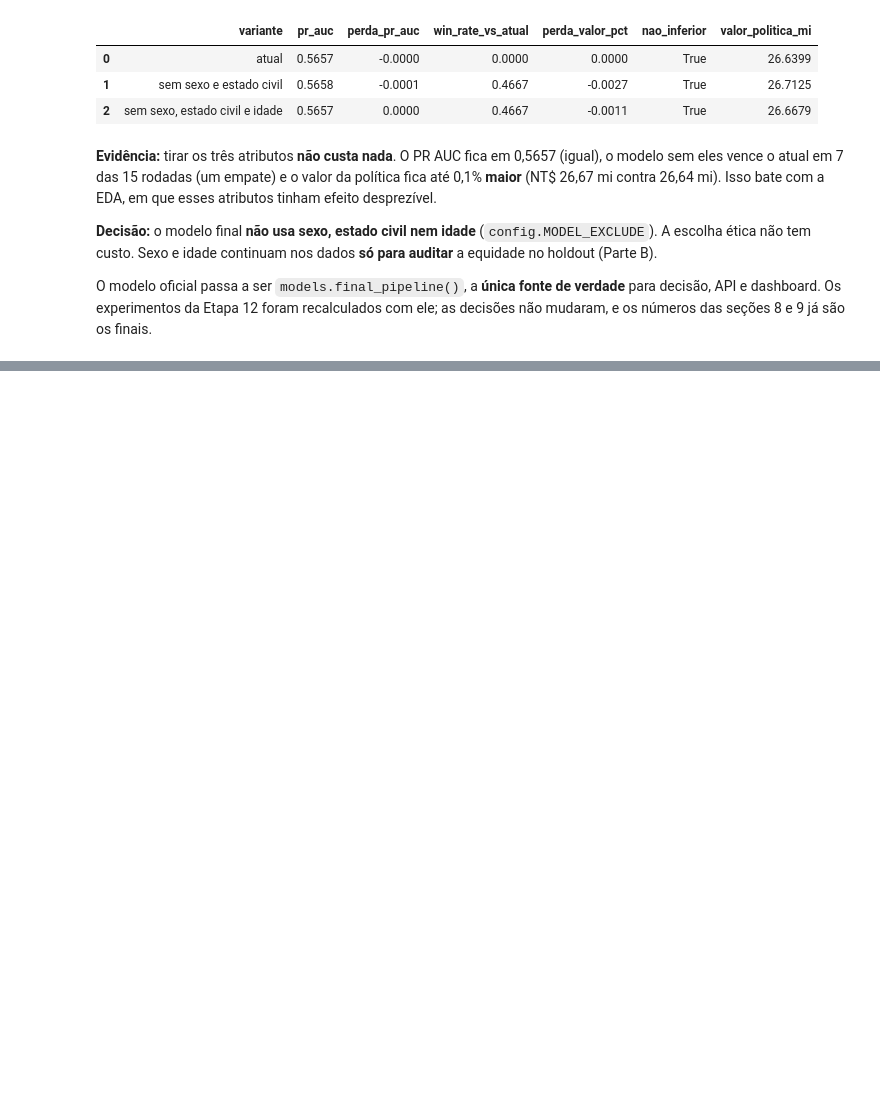
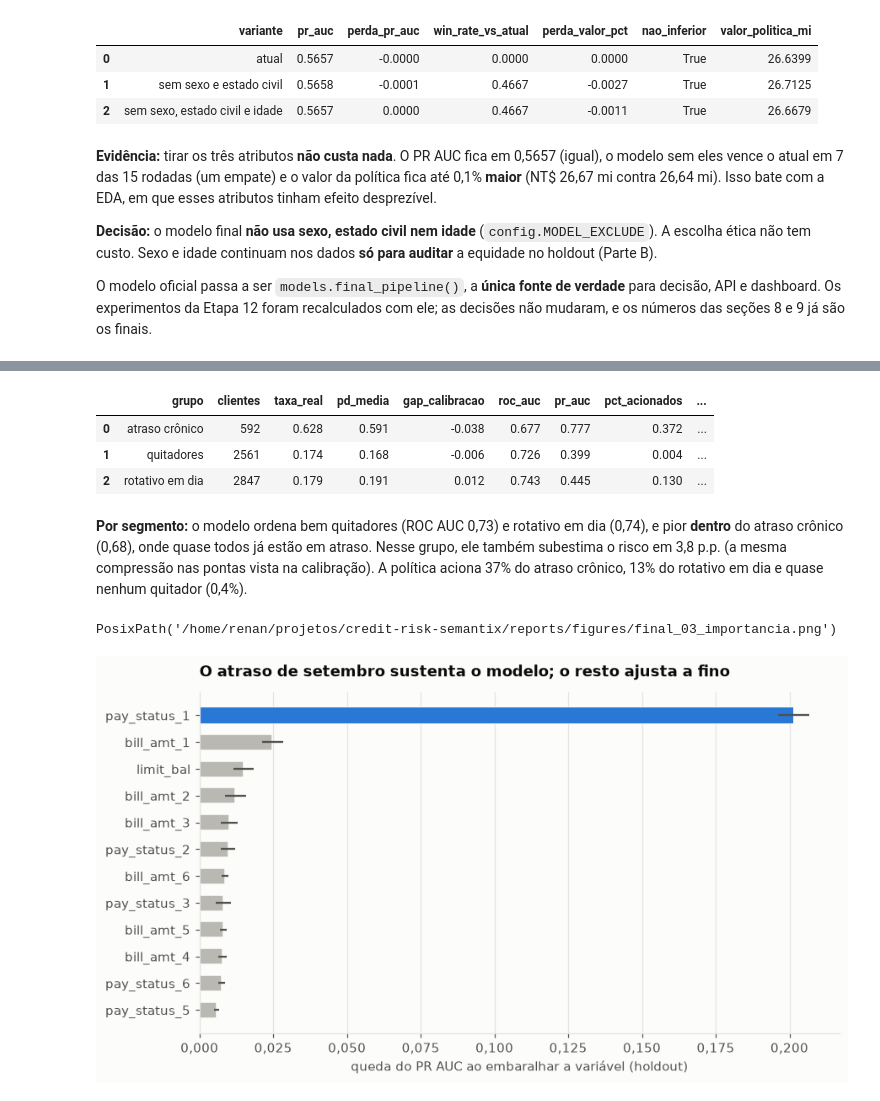
Before and after one commit to RToyoyama/credit-risk-semantix, a Jupyter notebook: notebooks/03_modelagem_e_decisao.ipynb, the cells around one changed output, grey strips where cells are left out. Saved outputs shown, nothing was run; the diff lists cells and outputs as text; code cells hidden in the pictures; blank space fills up the shorter version.

```diff
--- a/notebooks/03_modelagem_e_decisao.ipynb
+++ b/notebooks/03_modelagem_e_decisao.ipynb
@@ -871,0 +1035,33 @@ O modelo oficial passa a ser `models.final_pipeline()`, a **única fonte de verd
+# %%
+by_seg = pd.read_csv(config.REPORTS_DIR / "holdout_by_segment.csv")
+by_seg.round(3)
+# %% [output]
+|  | grupo | clientes | taxa_real | pd_media | gap_calibracao | roc_auc | pr_auc | pct_acionados | ... |
+| 0 | atraso crônico | 592 | 0.628 | 0.591 | -0.038 | 0.677 | 0.777 | 0.372 | ... |
+| 1 | quitadores | 2561 | 0.174 | 0.168 | -0.006 | 0.726 | 0.399 | 0.004 | ... |
+| 2 | rotativo em dia | 2847 | 0.179 | 0.191 | 0.012 | 0.743 | 0.445 | 0.130 | ... |
+# %% [markdown]
+**Por segmento:** o modelo ordena bem quitadores (ROC AUC 0,73) e rotativo em dia (0,74), e pior **dentro** do atraso crônico (0,68), onde quase todos já estão em atraso. Nesse grupo, ele também subestima o risco em 3,8 p.p. (a mesma compressão nas pontas vista na calibração). A política aciona 37% do atraso crônico, 13% do rotativo em dia e quase nenhum quitador (0,4%).
+# %%
+imp = pd.read_csv(config.REPORTS_DIR / "permutation_importance.csv").head(12)
+fig, ax = plt.subplots(figsize=(8, 4.5))
+ax.barh(
+    imp["variável"],
+    imp["queda_pr_auc"],
+    xerr=imp["desvio"],
+    color=CONTEXT,
+    ecolor=INK_2,
+    height=0.6,
+    edgecolor=SURFACE,
+)
+ax.barh(imp["variável"].iloc[:1], imp["queda_pr_auc"].iloc[:1], color=HIGHLIGHT, height=0.6)
+ax.invert_yaxis()
+ax.grid(axis="x")
+ax.grid(axis="y", visible=False)
+ax.xaxis.set_major_formatter(plt.FuncFormatter(lambda v, _: f"{v:.3f}".replace(".", ",")))
+ax.set_xlabel("queda do PR AUC ao embaralhar a variável (holdout)")
+ax.set_title("O atraso de setembro sustenta o modelo; o resto ajusta a fino")
+save(fig, "final_03_importancia")
+# %% [output]
+PosixPath('/home/renan/projetos/credit-risk-semantix/reports/figures/final_03_importancia.png')
+[figure, added]
```
Also changed, not shown: parts of 11 cells of this notebook, 19 other files.
